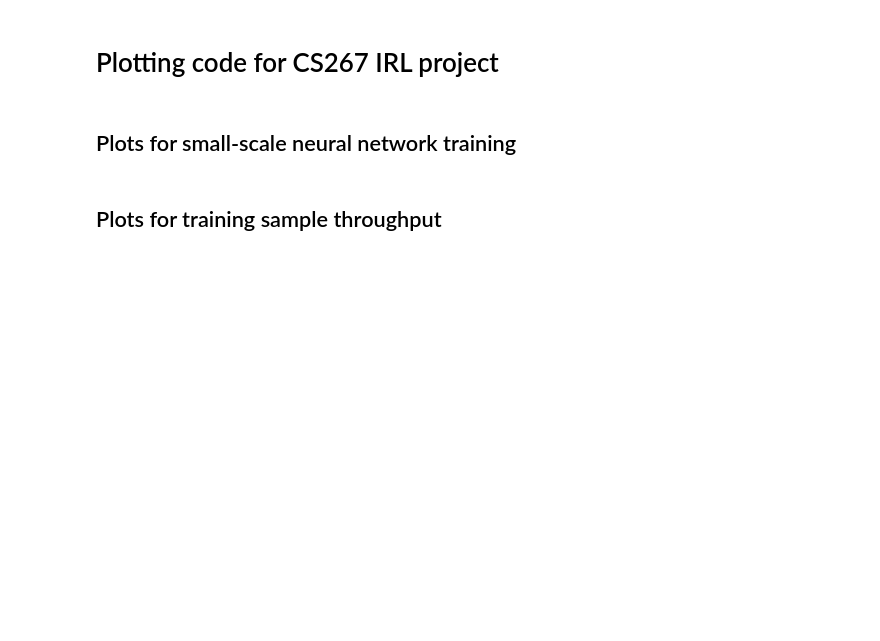
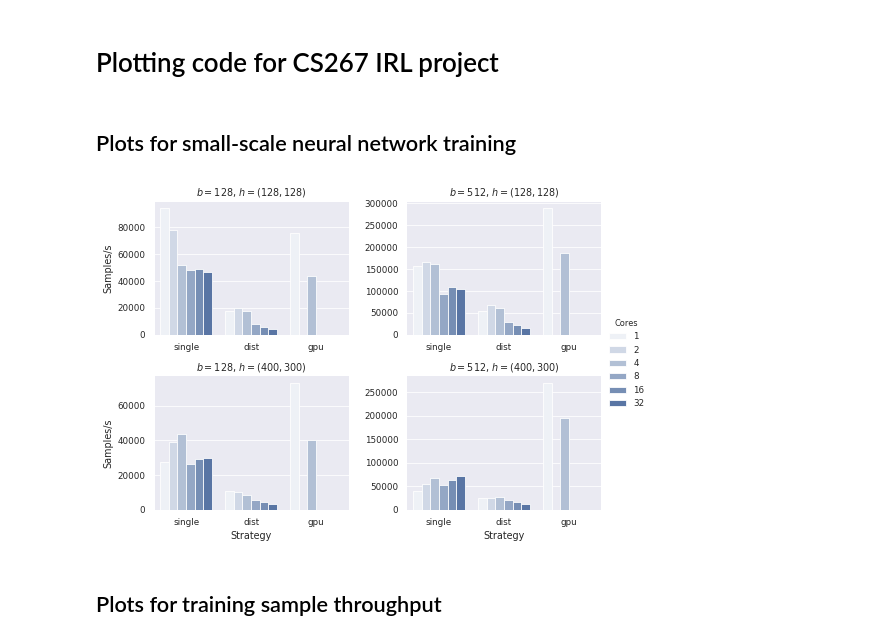
Before and after one commit to qxcv/ray, a Jupyter notebook: python/ray/rllib/examples/gail/plots.ipynb, the cells around one changed output. Saved outputs shown, nothing was run; the diff lists cells and outputs as text; code cells hidden in the pictures; blank space fills up the shorter version.

Commit message:
More expt scripts

```diff
--- a/python/ray/rllib/examples/gail/plots.ipynb
+++ b/python/ray/rllib/examples/gail/plots.ipynb
@@ -12,24 +12,26 @@ import matplotlib.pyplot as plt
 import yaml
 
 # change context="paper" for final report
-sns.set(context="poster", style="darkgrid")
+sns.set(context="paper", style="darkgrid")
 # %% [markdown]
 ## Plots for small-scale neural network training
 # %%
 small_data = pd.read_csv("./small-expts/all.csv")
 small_data["group"] = small_data["type"]
 has_gpu = small_data["gpus"] > 0
 small_data.loc[has_gpu, "group"] = "gpu"
 
 grid = sns.FacetGrid(small_data, col="batch_size", row="hiddens",
-                    sharex=False, sharey=False, height=4,
-                     legend_out=True, aspect=1.8) \
+                    sharex=False, sharey=False, height=2.5,
+                     legend_out=True, aspect=1.4) \
   .map_dataframe(sns.barplot, x="group", hue="cores", y="samples_per_s") \
   .set_axis_labels("Strategy", "Samples/s") \
   .set_titles("$b={col_name}$, $h=({row_name})$") \
   .add_legend(title="Cores")
-plt.savefig(osp.expanduser('~/small-expts-plot.png'))
+plt.savefig(osp.expanduser('~/small-expts-plot.pdf'))
 plt.show()
+# %% [output]
+[figure, added]
 # %% [markdown]
 ## Plots for training sample throughput
 # %%
```
Also changed, not shown: parts of 6 cells of this notebook, 1 other file.
